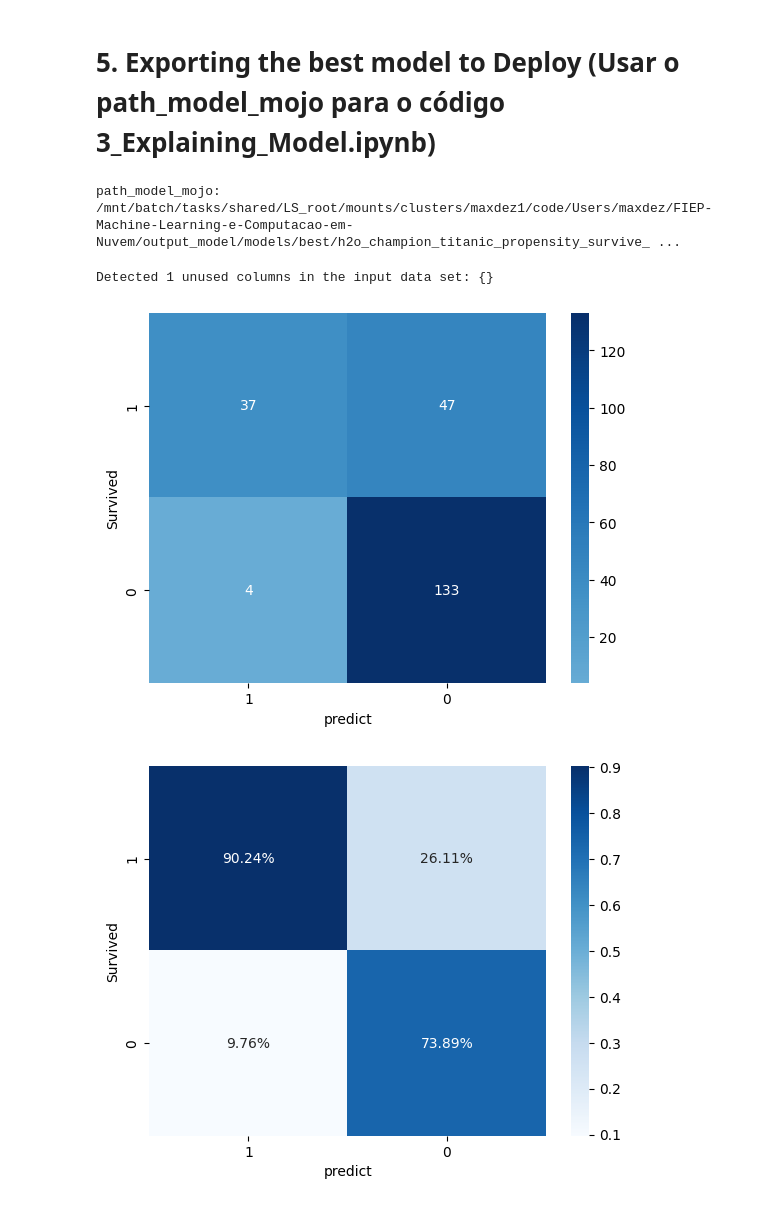
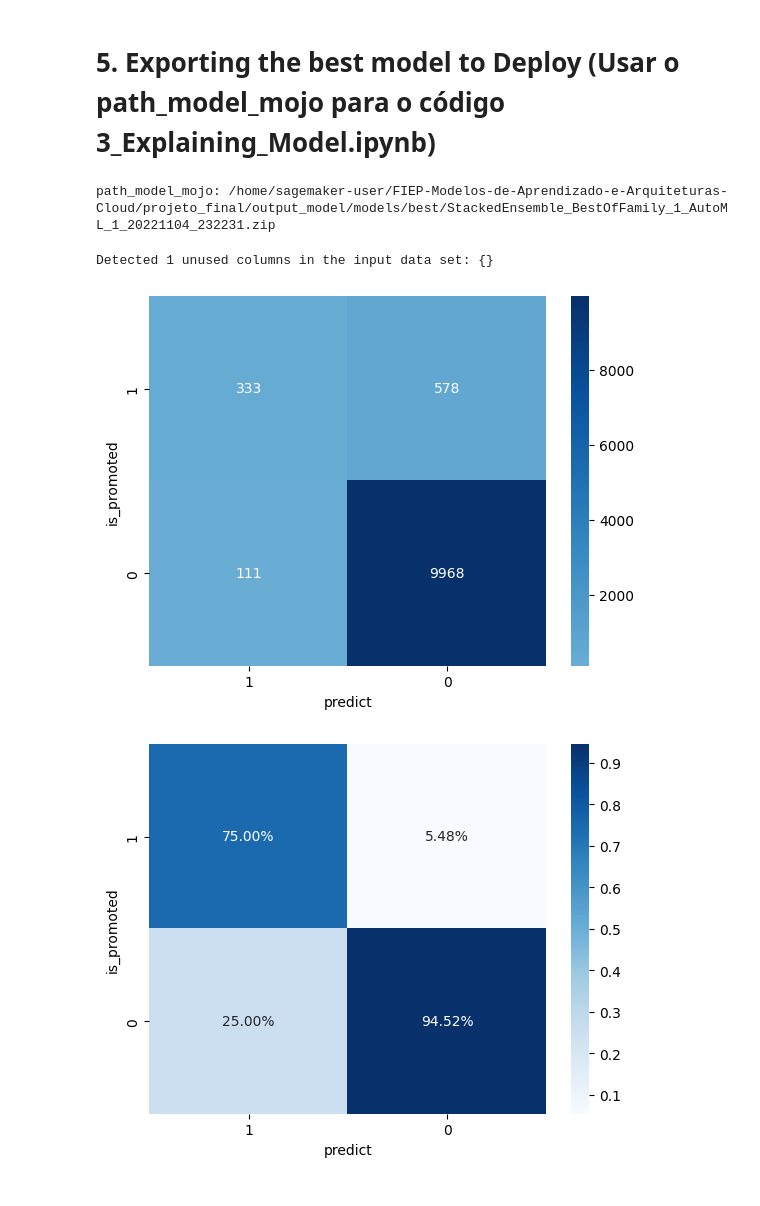
Before and after one commit to maxreis86/FIEP-Machine-Learning-e-Computacao-em-Nuvem, a Jupyter notebook: aula_03_hr_analytics_keras/2_Fast_Machine_Learning.ipynb, the cells around one changed output. Cells and saved outputs as stored; diff of their text form; code cells hidden in the pictures.

```diff
--- a/aula_03_hr_analytics_keras/2_Fast_Machine_Learning.ipynb
+++ b/aula_03_hr_analytics_keras/2_Fast_Machine_Learning.ipynb
@@ -394,0 +324,3 @@ for epoch in range(num_epochs):
+# %%
+path_model_mojo = best_AutoML.download_mojo('%s/models/best/' % OutputPath, get_genmodel_jar=True)
+path_model_mojo
@@ -590,7 +794,7 @@ stackedensemble prediction progress: |██████████████
 # %% [markdown]
 ## 4.4 Choose the best model among all tested
 # %%
-sort_metric_best_model='AUCPR'
+sort_metric_best_model='F1'
 #import all tested models and print the 10 bests sorted by AUC on the screen
 modelos_testados = pd.concat(map(functools.partial(pd.read_csv, sep=';', header=None), glob.glob('%s/models/candidates/performance_*.csv' % OutputPath)))
 modelos_testados.columns = ('model_id', 'accuracy', 'AUC', 'AUCPR', 'logloss', 'KS', 'F1')
@@ -606,6 +812,6 @@ MBest Models. Sorted by : AUCPR
 # %%
 #If you want to choose a model other than the first one on the list. Choose the position number:
-posicao_melhor_modelo=1
+posicao_melhor_modelo=0
 
 plt.rcParams.update({'font.size': 10})
 try:
@@ -728,23 +941,26 @@ try:
     print('path_model_mojo: ' + str(path_model_mojo))
     caminho_modelo_h2o = h2o.save_model(model=melhor_modelo, path='%s/models/best/' % OutputPath, force=True)
 except Exception as e:
-    print(e)
+    src_path = "%s/models/candidates/%s.py" % (OutputPath, ModelId)
+    dst_path = "%s/models/best/%s.py" % (OutputPath, ModelId)
+    shutil.copy(src_path, dst_path)
+    print('path_sagemaker_model: ' + str(dst_path))
 # %% [output]
-path_model_mojo: /mnt/batch/tasks/shared/LS_root/mounts/clusters/maxdez1/code/Users/maxdez/FIEP-Machine-Learning-e-Computacao-em-Nuvem/output_model/models/best/h2o_champion_titanic_propensity_survive_ ...
+path_model_mojo: /home/sagemaker-user/FIEP-Modelos-de-Aprendizado-e-Arquiteturas-Cloud/projeto_final/output_model/models/best/StackedEnsemble_BestOfFamily_1_AutoML_1_20221104_232231.zip
 # %%
 #Confusion Matrix for the Champion
-df_predict_tmp = h2o.mojo_predict_pandas(dataprep_df.query('dataset == "test"').loc[:, (selected_features+[VarTarget])], mojo_zip_path=path_model_mojo, verbose=False)
+df_predict_tmp = h2o.mojo_predict_pandas(dataprep_df.query('partition_0 == "test_data"').loc[:, (selected_features+[VarTarget])], mojo_zip_path=path_model_mojo, verbose=False)
 
-df_predict = pd.concat([df_predict_tmp.reset_index(drop=True), dataprep_df.query('dataset == "test"').loc[:, (selected_features+[VarTarget])].reset_index(drop=True)], axis=1)
+df_predict = pd.concat([df_predict_tmp.reset_index(drop=True), dataprep_df.query('partition_0 == "test_data"').loc[:, (selected_features+[VarTarget])].reset_index(drop=True)], axis=1)
 
 df_matrix = df_predict.reset_index().groupby([VarTarget, 'predict']).count()[['index']].reset_index().pivot(index=VarTarget, columns='predict', values='index').sort_values(by=[VarTarget], ascending=False).loc[:,(1,0)]
 
 sns.heatmap(df_matrix, annot=True, center=True,cmap='Blues', fmt='g')
 plt.show()
 sns.heatmap(df_matrix/np.sum(df_matrix), annot=True,
             fmt='.2%', cmap='Blues')
 plt.show()
 # %% [output]
 Detected 1 unused columns in the input data set: {}
-[figure, old version]
+[figure, new version]
-[figure, old version]
+[figure, new version]
```
Also changed, not shown: parts of 85 cells of this notebook, 28 other files.
